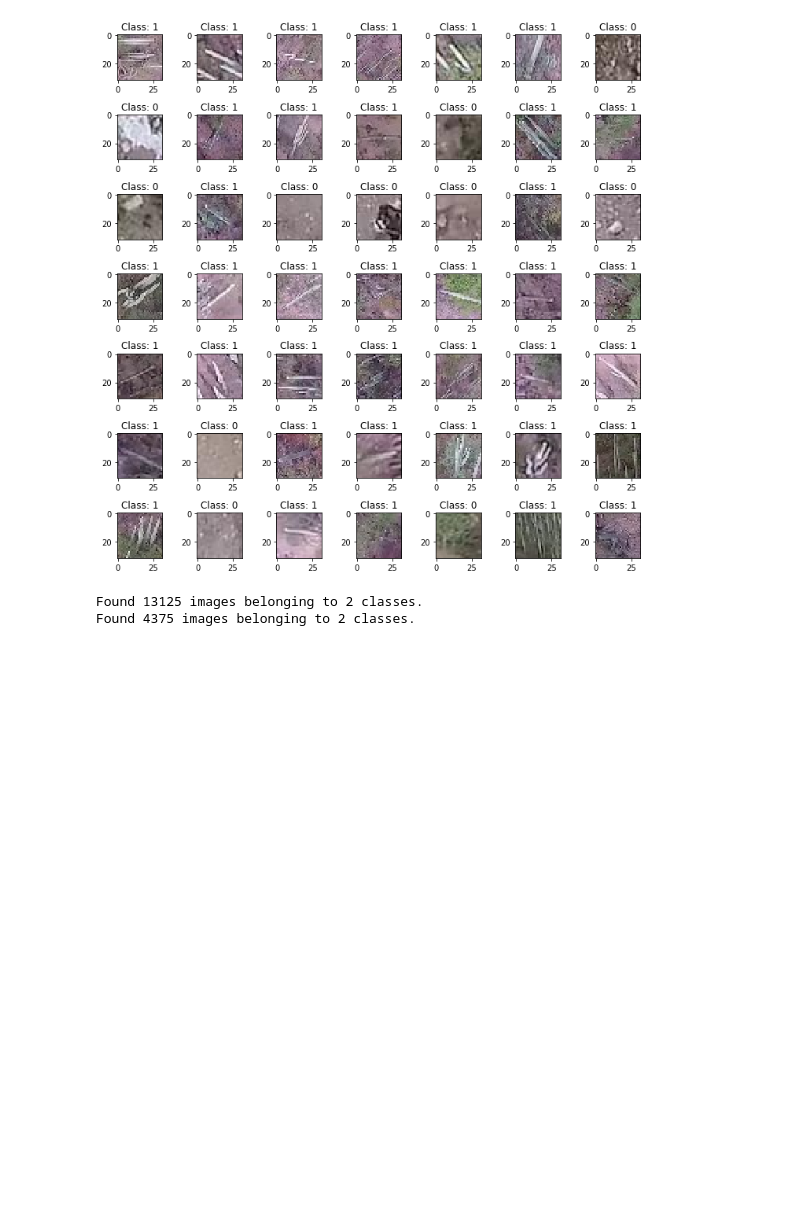
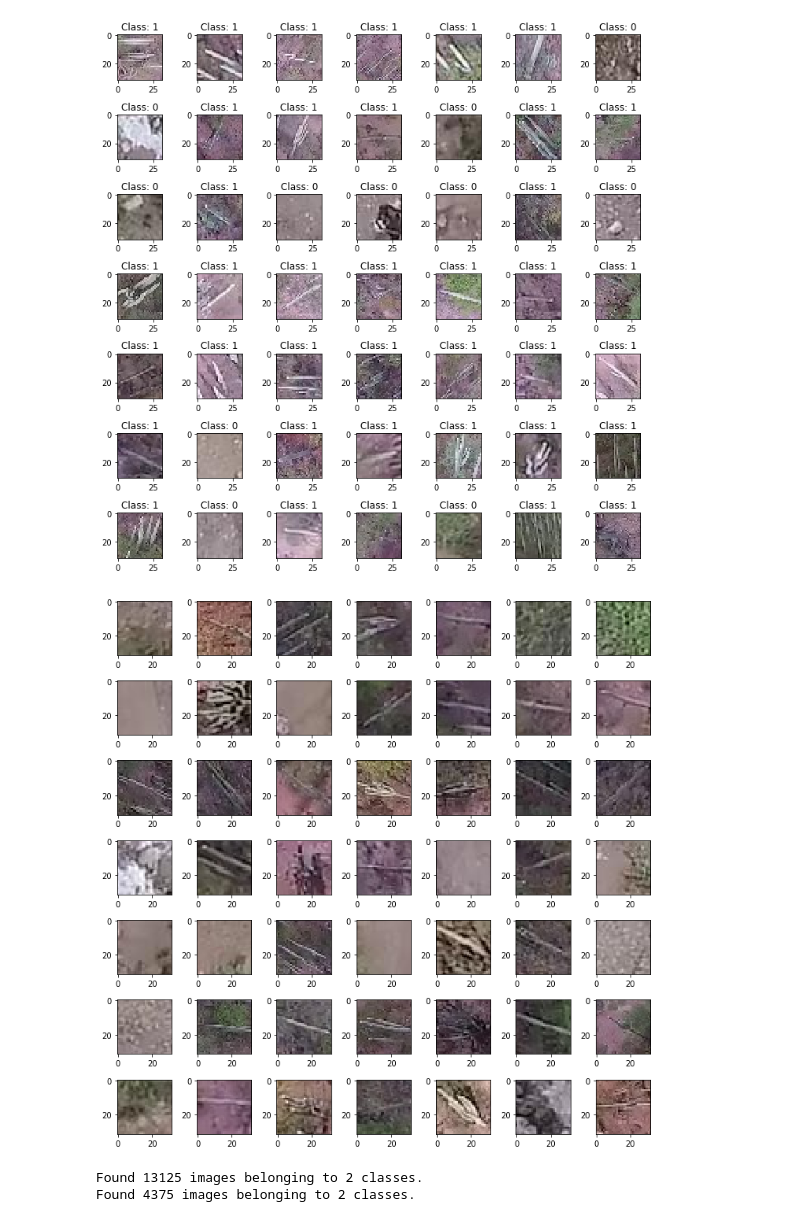
Before and after one commit to maglkp/kaggle, a Jupyter notebook: aerialcactus/aerialcactus.ipynb, the cells around one changed output. Saved outputs shown, nothing was run; the diff lists cells and outputs as text; code cells hidden in the pictures; blank space fills up the shorter version.

```diff
--- a/aerialcactus/aerialcactus.ipynb
+++ b/aerialcactus/aerialcactus.ipynb
@@ -61,20 +67,22 @@ plot_images_df(df, 49)
 # %%
 def plot_images(item_dir, top=25):
 
   all_items_dir = os.listdir(item_dir)
   item_files = [os.path.join(item_dir, file) for file in all_items_dir][:top]
 
   plt.figure(figsize=(10, 10))
   for idx, img_path in enumerate(item_files):
     pics_per_row = int(top**.5)
     plt.subplot(pics_per_row, pics_per_row, idx + 1)
 
     img = mpimage.imread(img_path)
     plt.imshow(img)
 
   plt.tight_layout()
 
-#plot_images("train", 49)
+plot_images("test", 49)
+# %% [output]
+[figure, added]
 # %%
 datagen = ImageDataGenerator(rescale=1./255)
 train_generator = datagen.flow_from_dataframe(dataframe=df_train, directory="train", x_col="id", y_col="has_cactus", class_mode="binary", target_size=(32,32), batch_size=32)
```
Also changed, not shown: parts of 13 cells of this notebook, 2 other files.
